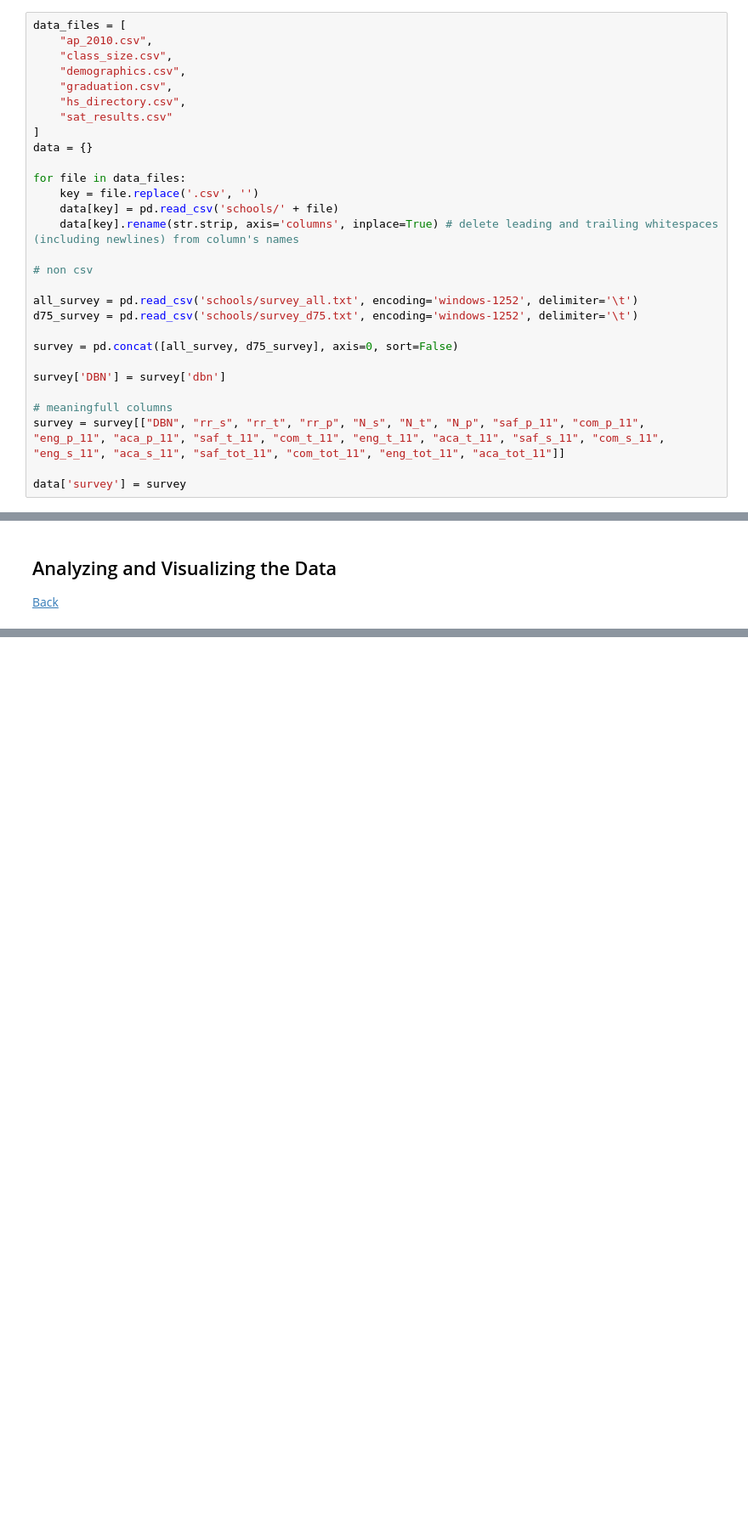
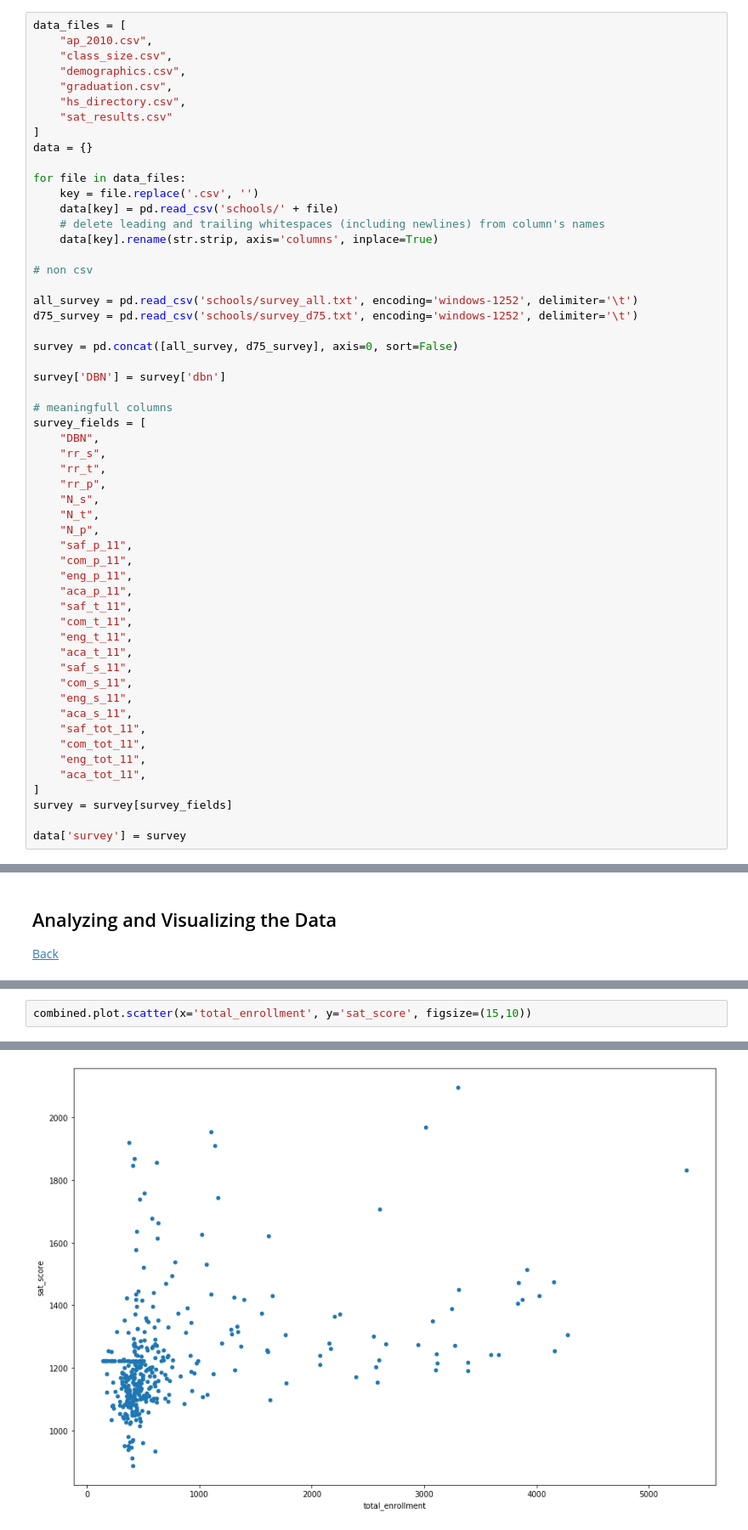
Before and after one commit to lucabro81/dataquest-projects, a Jupyter notebook: analyzing_nyc_high_school_data/analyzing_nyc_high_school_data.ipynb, the cells around one changed output, grey strips where cells are left out. Shown: that part at 85% size. Drawn from its saved outputs; the diff is of its cells as text; blank space fills up the shorter version.

```diff
--- a/analyzing_nyc_high_school_data/analyzing_nyc_high_school_data.ipynb
+++ b/analyzing_nyc_high_school_data/analyzing_nyc_high_school_data.ipynb
@@ -103,7 +118,8 @@ data = {}
 for file in data_files:
     key = file.replace('.csv', '')
     data[key] = pd.read_csv('schools/' + file)
-    data[key].rename(str.strip, axis='columns', inplace=True) # delete leading and trailing whitespaces (including newlines) from column's names
+    # delete leading and trailing whitespaces (including newlines) from column's names
+    data[key].rename(str.strip, axis='columns', inplace=True)
 
 # non csv
 
@@ -115,7 +131,32 @@ survey = pd.concat([all_survey, d75_survey], axis=0, sort=False)
 survey['DBN'] = survey['dbn']
 
 # meaningfull columns
-survey = survey[["DBN", "rr_s", "rr_t", "rr_p", "N_s", "N_t", "N_p", "saf_p_11", "com_p_11", "eng_p_11", "aca_p_11", "saf_t_11", "com_t_11", "eng_t_11", "aca_t_11", "saf_s_11", "com_s_11", "eng_s_11", "aca_s_11", "saf_tot_11", "com_tot_11", "eng_tot_11", "aca_tot_11"]]
+survey_fields = [
+    "DBN",
+    "rr_s",
+    "rr_t",
+    "rr_p",
+    "N_s",
+    "N_t",
+    "N_p",
+    "saf_p_11",
+    "com_p_11",
+    "eng_p_11",
+    "aca_p_11",
+    "saf_t_11",
+    "com_t_11",
+    "eng_t_11",
+    "aca_t_11",
+    "saf_s_11",
+    "com_s_11",
+    "eng_s_11",
+    "aca_s_11",
+    "saf_tot_11",
+    "com_tot_11",
+    "eng_tot_11",
+    "aca_tot_11",
+]
+survey = survey[survey_fields]
 
 data['survey'] = survey
 # %% [markdown]
@@ -604,0 +692,3 @@ Name: school_dist, Length: 363, dtype: object
+# %%
+combined.plot.scatter(x='total_enrollment', y='sat_score', figsize=(15,10))
+# %% [output]
@@ -604,0 +696 @@ Name: school_dist, Length: 363, dtype: object
+[figure, added]
```
Also changed, not shown: parts of 56 cells of this notebook.
